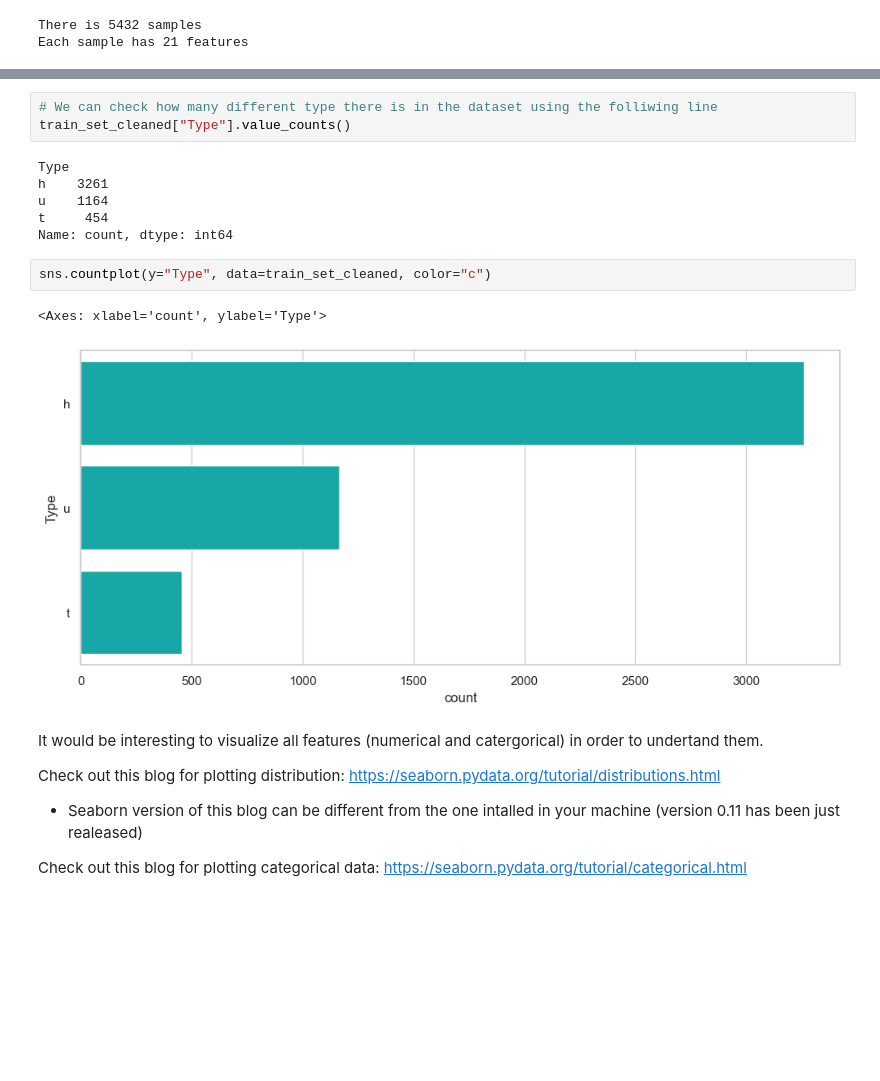
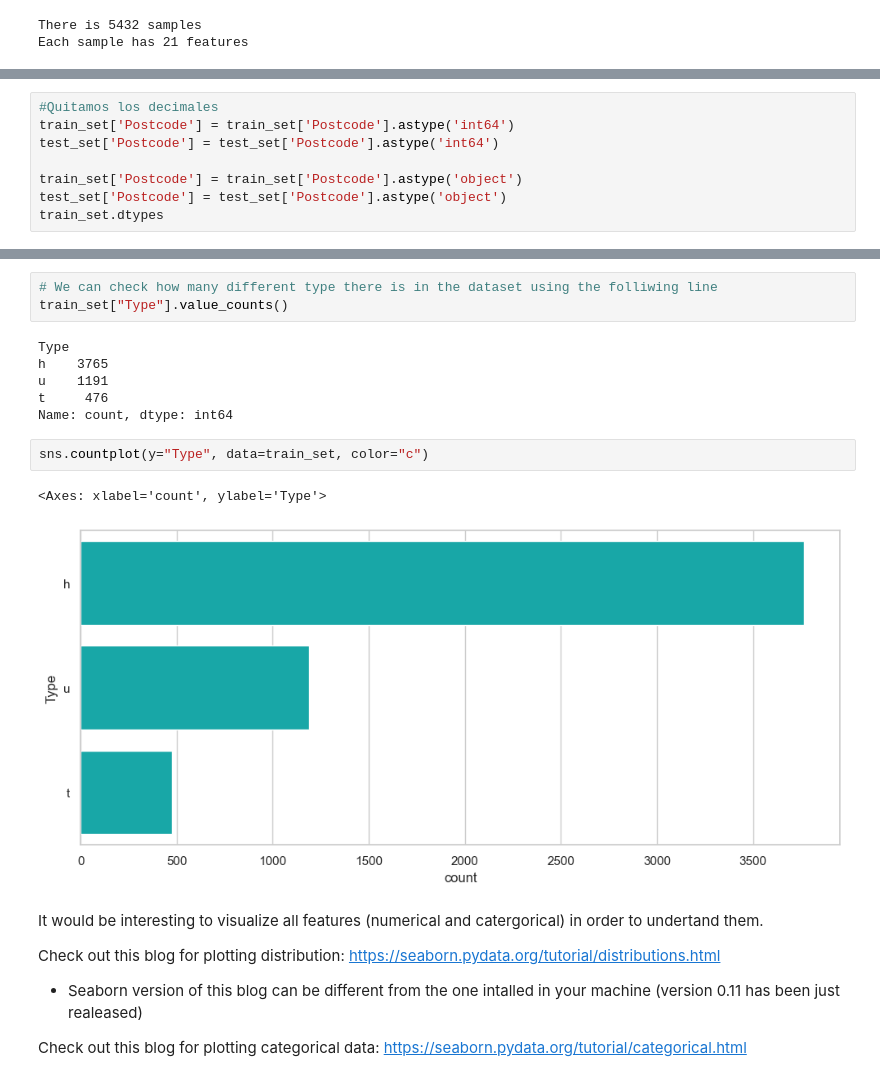
Before and after one commit to Veroski/ml_ub, a Jupyter notebook: notebooks/Session1.ipynb, the cells around one changed output, grey strips where cells are left out. Saved outputs shown, nothing was run; the diff lists cells and outputs as text; blank space fills up the shorter version.

```diff
--- a/notebooks/Session1.ipynb
+++ b/notebooks/Session1.ipynb
@@ -234,3 +101,11 @@ Longtitude       float64
 Regionname        object
 Propertycount    float64
 dtype: object
+# %%
+#Quitamos los decimales
+train_set['Postcode'] = train_set['Postcode'].astype('int64')
+test_set['Postcode'] = test_set['Postcode'].astype('int64')
+
+train_set['Postcode'] = train_set['Postcode'].astype('object')
+test_set['Postcode'] = test_set['Postcode'].astype('object')
+train_set.dtypes
@@ -248,17 +141,17 @@ train_set_cleaned.select_dtypes(include=['object']).head()
 # %%
 # We can check how many different type there is in the dataset using the folliwing line
-train_set_cleaned["Type"].value_counts()
+train_set["Type"].value_counts()
 # %% [output]
 Type
-h    3261
-u    1164
-t     454
+h    3765
+u    1191
+t     476
 Name: count, dtype: int64
 # %%
-sns.countplot(y="Type", data=train_set_cleaned, color="c")
+sns.countplot(y="Type", data=train_set, color="c")
 # %% [output]
 <Axes: xlabel='count', ylabel='Type'>
-[figure, old version]
+[figure, new version]
 # %% [markdown]
 It would be interesting to visualize all features (numerical and catergorical) in order to undertand them.
 
```
Also changed, not shown: parts of 56 cells of this notebook, 12 other files.
